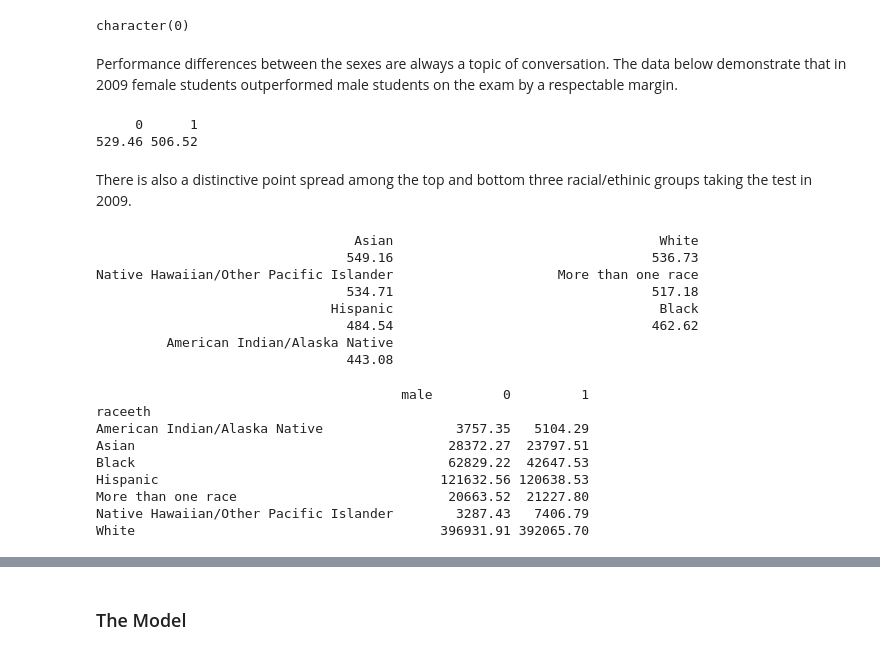
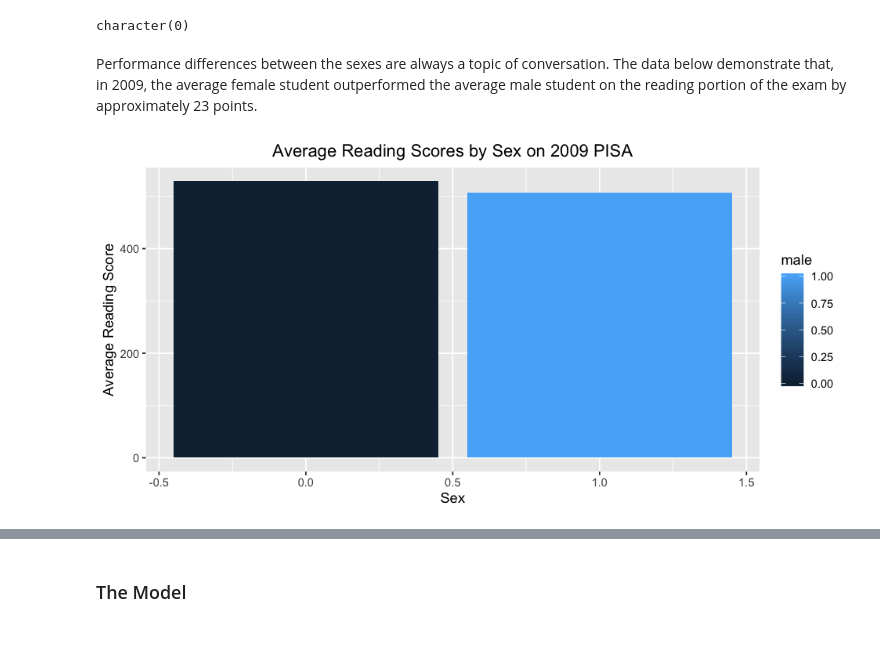
Before and after one commit to RDallavia/MITxDataAnalyticsEdge, a Jupyter notebook: LinearRegression/ReadingTestScores.ipynb, the cells around one changed output, grey strips where cells are left out. Saved outputs shown, nothing was run; the diff lists cells and outputs as text; code cells hidden in the pictures.

Commit message:
reading scores full draft

```diff
--- a/LinearRegression/ReadingTestScores.ipynb
+++ b/LinearRegression/ReadingTestScores.ipynb
@@ -122,36 +180,17 @@ na_values
 # %% [output]
 character(0)
 # %% [markdown]
-Performance differences between the sexes are always a topic of conversation. The data below demonstrate that in 2009 female students outperformed male students on the exam by a respectable margin.
+Performance differences between the sexes are always a topic of conversation. The data below demonstrate that, in 2009, the average female student outperformed the average male student on the reading portion of the exam by approximately  23 points.
-# %%
-round(tapply(train2$readingScore, train2$male, mean), 2)
-# %% [output]
-     0      1
-529.46 506.52
-# %% [markdown]
-There is also a distinctive point spread among the top and bottom three racial/ethinic groups taking the test in 2009.
-# %%
-sort(round(tapply(train2$readingScore, train2$raceeth, mean),2), decreasing=TRUE)
-# %% [output]
-                                 Asian                                  White
-                                549.16                                 536.73
-Native Hawaiian/Other Pacific Islander                     More than one race
-                                534.71                                 517.18
-                              Hispanic                                  Black
-                                484.54                                 462.62
-         American Indian/Alaska Native
-                                443.08
-# %%
-# Need x tabs of avg race performance by sex
-mytable = xtabs(readingScore~raceeth+male, data=train2)
-ftable(mytable) # print table
-# %% [output]
-                                       male         0         1
-raceeth
-American Indian/Alaska Native                 3757.35   5104.29
-Asian                                        28372.27  23797.51
-Black                                        62829.22  42647.53
-Hispanic                                    121632.56 120638.53
-More than one race                           20663.52  21227.80
-Native Hawaiian/Other Pacific Islander        3287.43   7406.79
-White                                       396931.91 392065.70
+# %%
+male_female_read = train2 %>%
+    group_by(male) %>%
+    summarise(Total = as.integer(round(mean(readingScore),0)))
+options(repr.plot.width=8, repr.plot.height=4)
+ggplot(male_female_read, aes(x = male, y = Total, fill=male)) +
+    geom_bar(stat='identity') +
+    ggtitle("Average Reading Scores by Sex on 2009 PISA") +
+    theme(plot.title = element_text(hjust=.5)) +
+    xlab("Sex") +
+    ylab("Average Reading Score")
+# %% [output]
+[figure, added]
```
Also changed, not shown: parts of 48 cells of this notebook.
